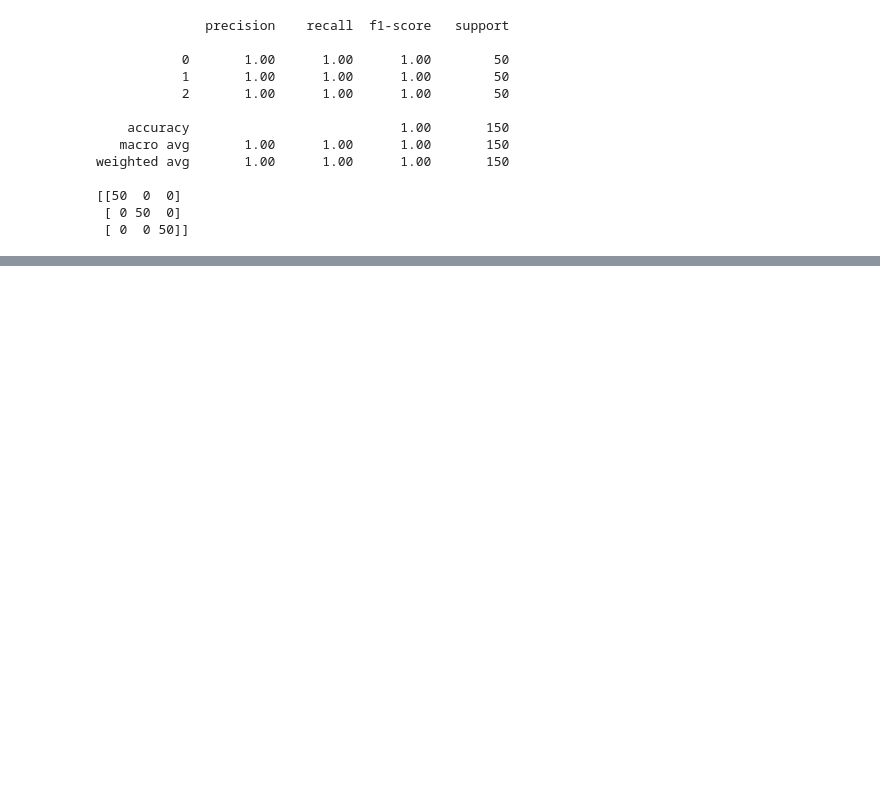
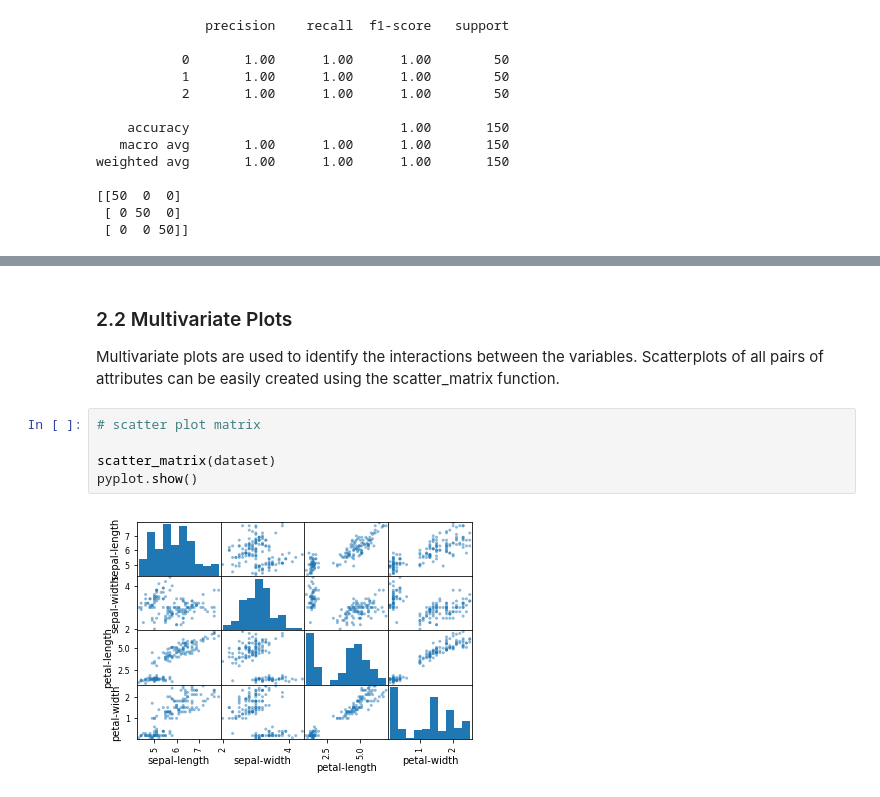
Before and after one commit to kevin0634/ScikitLearnPython, a Jupyter notebook: pythonBasics/pythonIntro.ipynb, the cells around one changed output, grey strips where cells are left out. Saved outputs shown, nothing was run; the diff lists cells and outputs as text; blank space fills up the shorter version.

```diff
--- a/pythonBasics/pythonIntro.ipynb
+++ b/pythonBasics/pythonIntro.ipynb
@@ -48,0 +214,11 @@ weighted avg       1.00      1.00      1.00       150
+# %% [markdown]
+### 2.2 Multivariate Plots
+
+Multivariate plots are used to identify the interactions between the variables. Scatterplots of all pairs of attributes can be easily created using the scatter_matrix function.
+# %%
+# scatter plot matrix
+
+scatter_matrix(dataset)
+pyplot.show()
+# %% [output]
+[figure, added]
```
Also changed, not shown: parts of 29 cells of this notebook.
